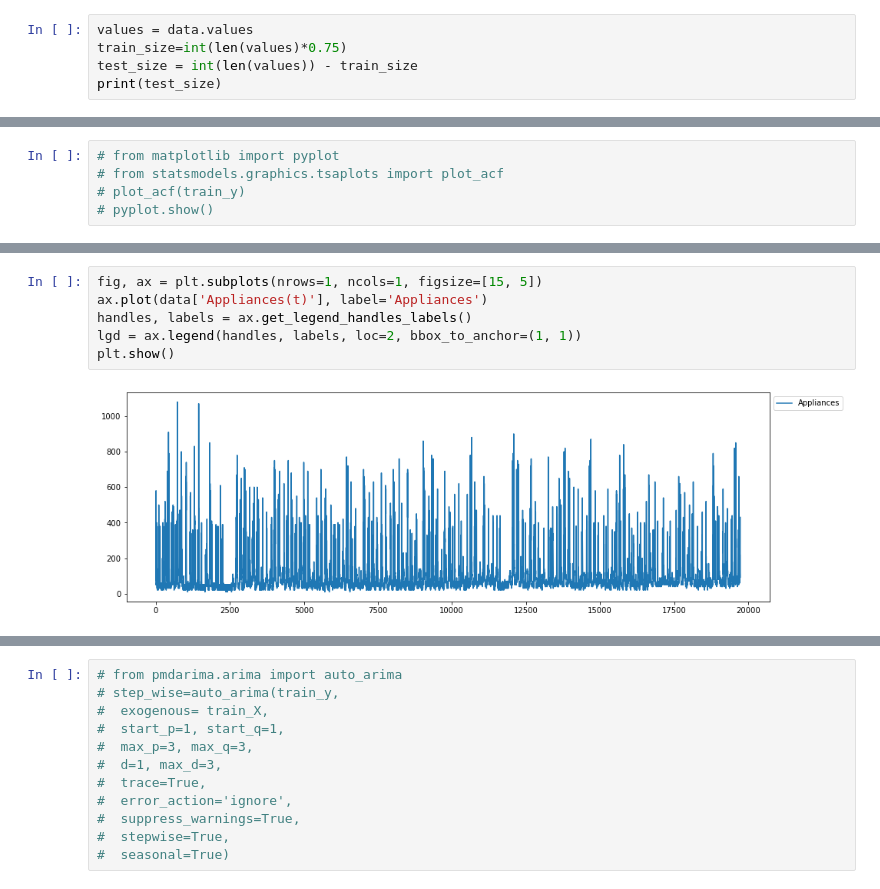
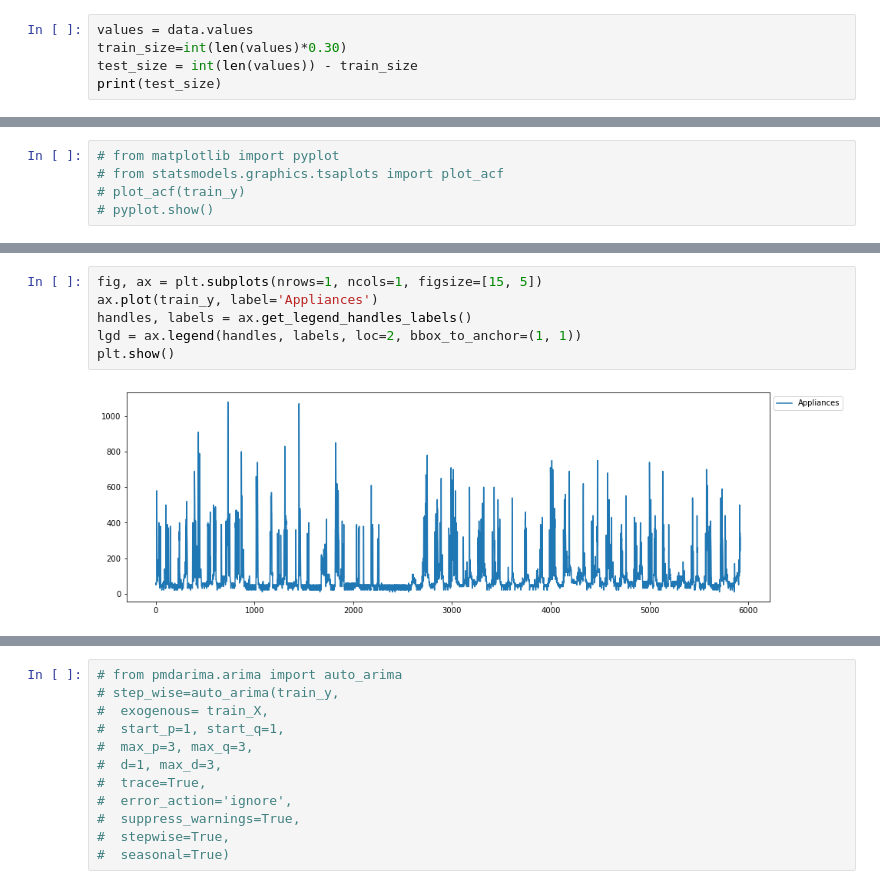
Before and after one commit to MatheusCascalho/Appliance-Energy-Prediction, a Jupyter notebook: notebooks/experimentos_artigo/artigo_appliances/SARIMAX.ipynb, the cells around one changed output, grey strips where cells are left out. Drawn from its saved outputs; the diff is of its cells as text.

```diff
--- a/notebooks/experimentos_artigo/artigo_appliances/SARIMAX.ipynb
+++ b/notebooks/experimentos_artigo/artigo_appliances/SARIMAX.ipynb
@@ -101,6 +101,6 @@ values.shape
 # %%
 values = data.values
-train_size=int(len(values)*0.75)
+train_size=int(len(values)*0.30)
 test_size = int(len(values)) - train_size
 print(test_size)
 # %% [output]
@@ -154,9 +154,9 @@ plt.show()
 # %%
 fig, ax = plt.subplots(nrows=1, ncols=1, figsize=[15, 5])
-ax.plot(data['Appliances(t)'], label='Appliances')
+ax.plot(train_y, label='Appliances')
 handles, labels = ax.get_legend_handles_labels()
 lgd = ax.legend(handles, labels, loc=2, bbox_to_anchor=(1, 1))
 plt.show()
 # %% [output]
-[figure, old version]
+[figure, new version]
 # %%
```
Also changed, not shown: parts of 18 cells of this notebook, 4 other files.
